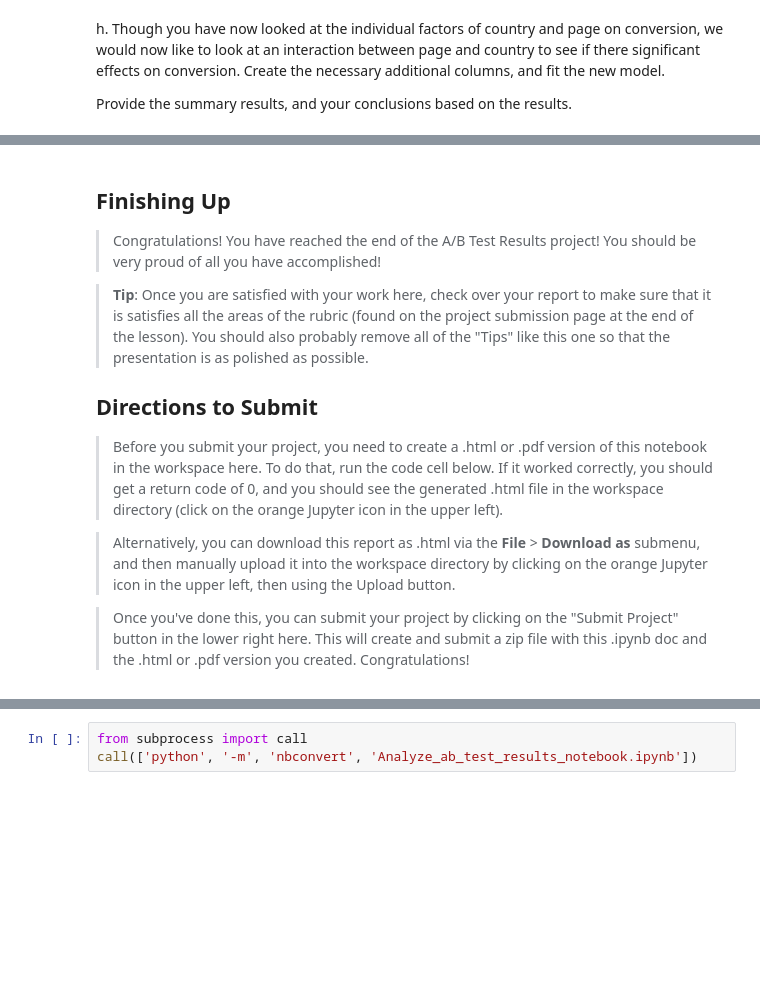
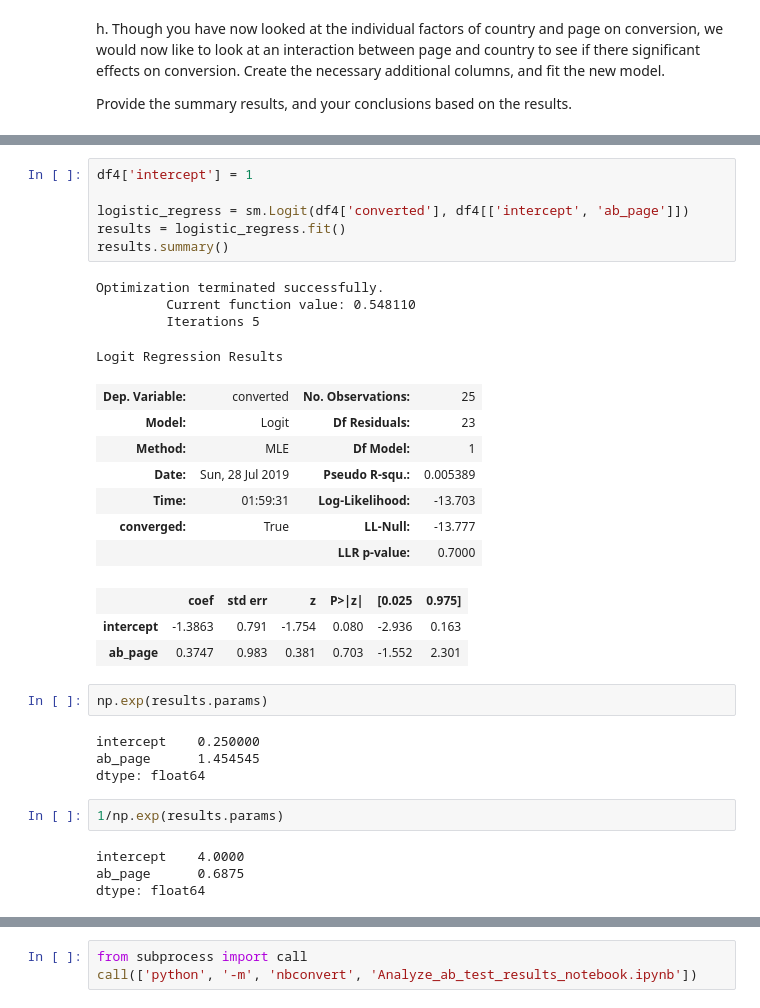
Before and after one commit to MJOAN/Udacity-DA-P3, a Jupyter notebook: AB_Testing.ipynb, the cells around one changed output, grey strips where cells are left out. Drawn from its saved outputs; the diff is of its cells as text; blank space fills up the shorter version.

```diff
--- a/AB_Testing.ipynb
+++ b/AB_Testing.ipynb
@@ -563,16 +591,33 @@ Provide the summary results, and your conclusions based on the results.
-# %% [markdown]
-<a id='conclusions'></a>
-## Finishing Up
-
-> Congratulations!  You have reached the end of the A/B Test Results project!  You should be very proud of all you have accomplished!
-
-> **Tip**: Once you are satisfied with your work here, check over your report to make sure that it is satisfies all the areas of the rubric (found on the project submission page at the end of the lesson). You should also probably remove all of the "Tips" like this one so that the presentation is as polished as possible.
-
-
-## Directions to Submit
-
-> Before you submit your project, you need to create a .html or .pdf version of this notebook in the workspace here. To do that, run the code cell below. If it worked correctly, you should get a return code of 0, and you should see the generated .html file in the workspace directory (click on the orange Jupyter icon in the upper left).
-
-> Alternatively, you can download this report as .html via the **File** > **Download as** submenu, and then manually upload it into the workspace directory by clicking on the orange Jupyter icon in the upper left, then using the Upload button.
-
-> Once you've done this, you can submit your project by clicking on the "Submit Project" button in the lower right here. This will create and submit a zip file with this .ipynb doc and the .html or .pdf version you created. Congratulations!
+# %%
+df4['intercept'] = 1
+
+logistic_regress = sm.Logit(df4['converted'], df4[['intercept', 'ab_page']])
+results = logistic_regress.fit()
+results.summary()
+# %% [output]
+Optimization terminated successfully.
+         Current function value: 0.548110
+         Iterations 5
+Logit Regression Results
+| Dep. Variable: | converted | No. Observations: | 25 |
+| Model: | Logit | Df Residuals: | 23 |
+| Method: | MLE | Df Model: | 1 |
+| Date: | Sun, 28 Jul 2019 | Pseudo R-squ.: | 0.005389 |
+| Time: | 01:59:31 | Log-Likelihood: | -13.703 |
+| converged: | True | LL-Null: | -13.777 |
+|  |  | LLR p-value: | 0.7000 |
+|  | coef | std err | z | P>|z| | [0.025 | 0.975] |
+| intercept | -1.3863 | 0.791 | -1.754 | 0.080 | -2.936 | 0.163 |
+| ab_page | 0.3747 | 0.983 | 0.381 | 0.703 | -1.552 | 2.301 |
+# %%
+np.exp(results.params)
+# %% [output]
+intercept    0.250000
+ab_page      1.454545
+dtype: float64
+# %%
+1/np.exp(results.params)
+# %% [output]
+intercept    4.0000
+ab_page      0.6875
+dtype: float64
```
Also changed, not shown: parts of 29 cells of this notebook.
